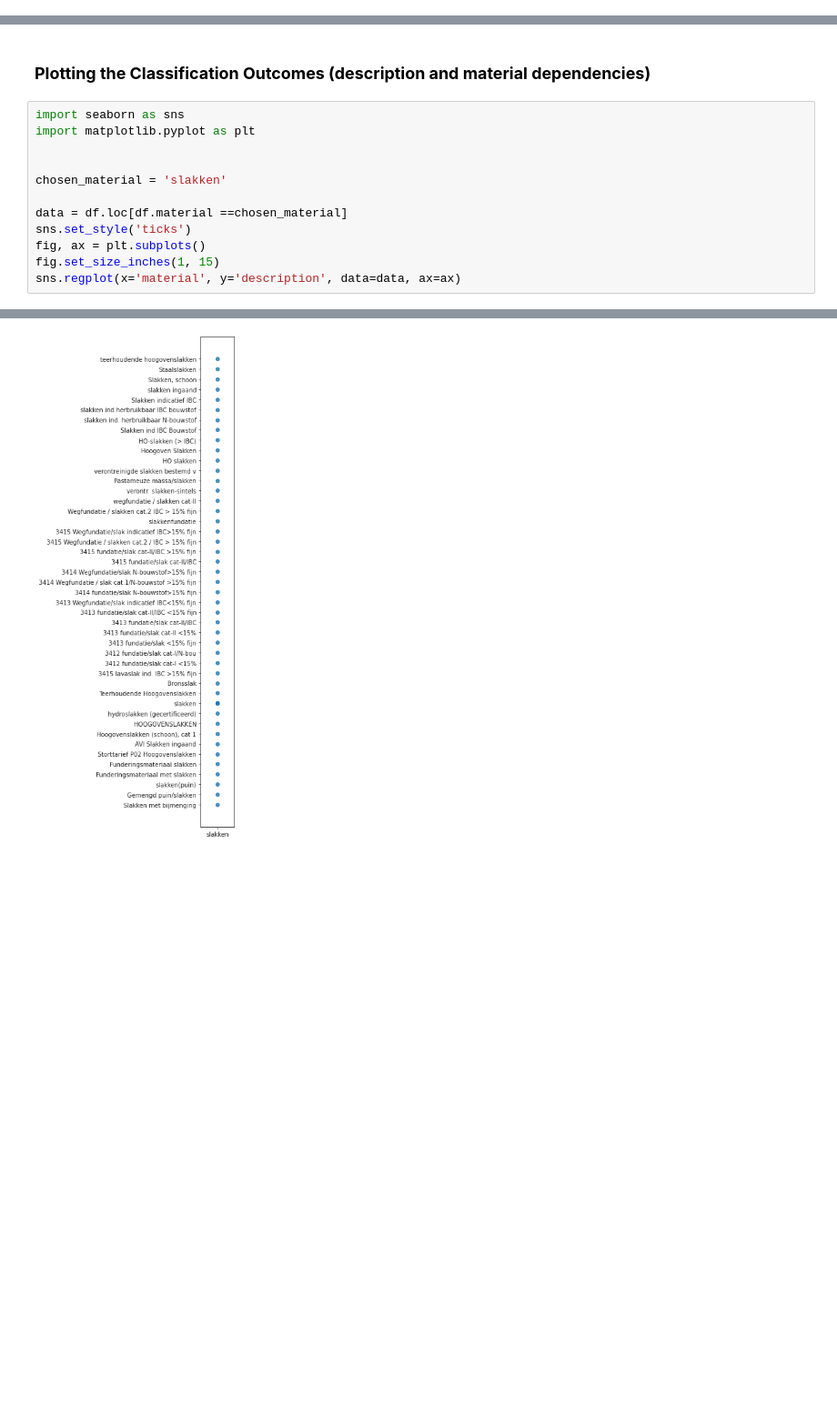
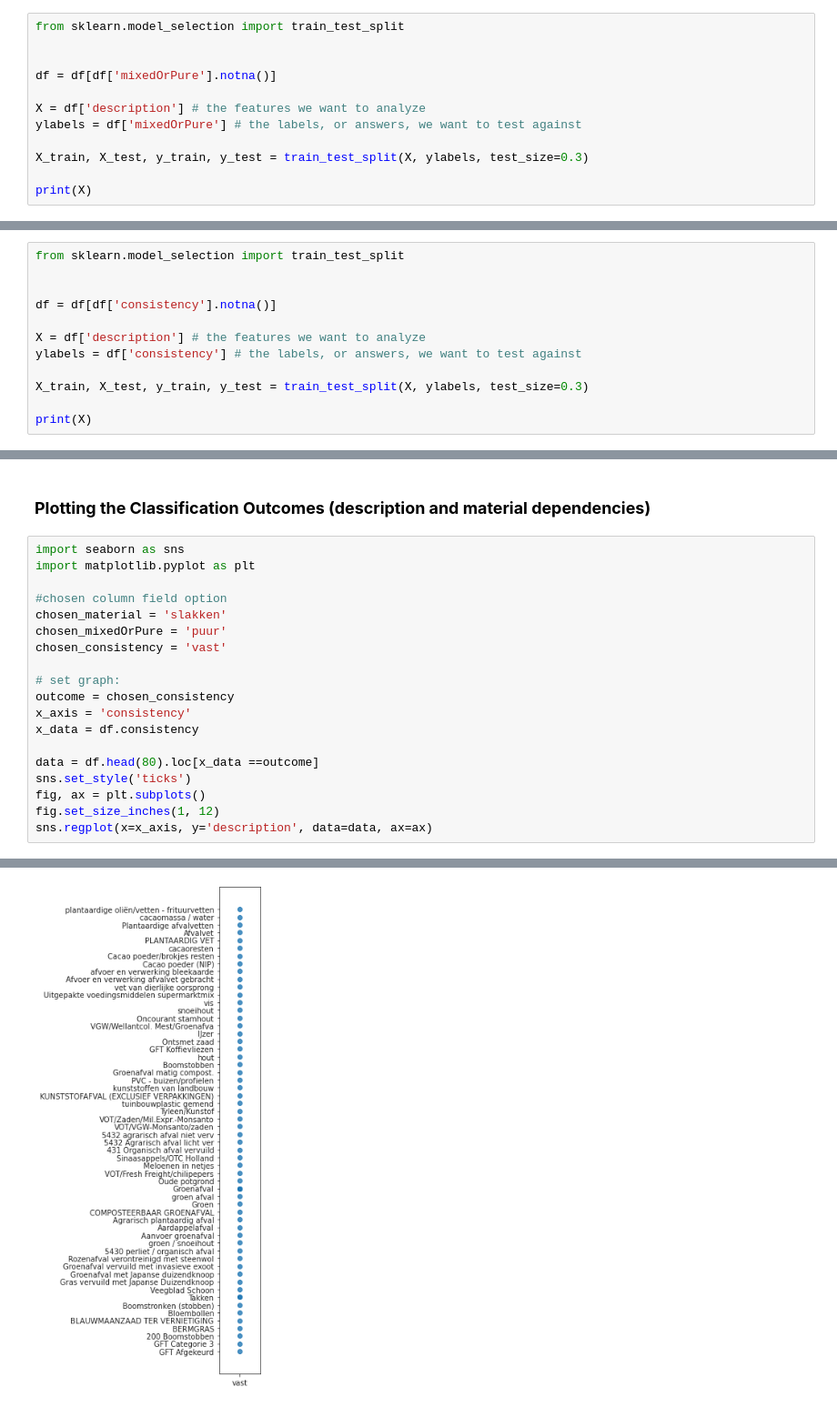
Before and after one commit to Yolantele/ML-data-clasifier, a Jupyter notebook: NL_SpaCy_ML_Classifier_for_Waste_Data_Augmentation.ipynb, the cells around one changed output, grey strips where cells are left out. Shown: that part at 91% size. Cells and saved outputs as stored; diff of their text form; blank space fills up the shorter version.

```diff
--- a/NL_SpaCy_ML_Classifier_for_Waste_Data_Augmentation.ipynb
+++ b/NL_SpaCy_ML_Classifier_for_Waste_Data_Augmentation.ipynb
@@ -147,0 +174,12 @@ Name: description, Length: 3700, dtype: object
+# %%
+from sklearn.model_selection import train_test_split
+
+
+df = df[df['mixedOrPure'].notna()]
+
+X = df['description'] # the features we want to analyze
+ylabels = df['mixedOrPure'] # the labels, or answers, we want to test against
+
+X_train, X_test, y_train, y_test = train_test_split(X, ylabels, test_size=0.3)
+
+print(X)
@@ -147,0 +201,12 @@ Name: description, Length: 3700, dtype: object
+# %%
+from sklearn.model_selection import train_test_split
+
+
+df = df[df['consistency'].notna()]
+
+X = df['description'] # the features we want to analyze
+ylabels = df['consistency'] # the labels, or answers, we want to test against
+
+X_train, X_test, y_train, y_test = train_test_split(X, ylabels, test_size=0.3)
+
+print(X)
@@ -266,15 +359,22 @@ Recall: 0.7828828828828829
 # %%
 import seaborn as sns
 import matplotlib.pyplot as plt
 
+#chosen column field option
+chosen_material = 'slakken'
+chosen_mixedOrPure = 'puur'
+chosen_consistency = 'vast'
 
-chosen_material = 'slakken'
+# set graph:
+outcome = chosen_consistency
+x_axis = 'consistency'
+x_data = df.consistency
 
-data = df.loc[df.material ==chosen_material]
+data = df.head(80).loc[x_data ==outcome]
 sns.set_style('ticks')
 fig, ax = plt.subplots()
-fig.set_size_inches(1, 15)
-sns.regplot(x='material', y='description', data=data, ax=ax)
+fig.set_size_inches(1, 12)
+sns.regplot(x=x_axis, y='description', data=data, ax=ax)
 # %% [output]
 UFuncTypeError: ignored
-[figure, old version]
+[figure, new version]
```
Also changed, not shown: parts of 20 cells of this notebook.
